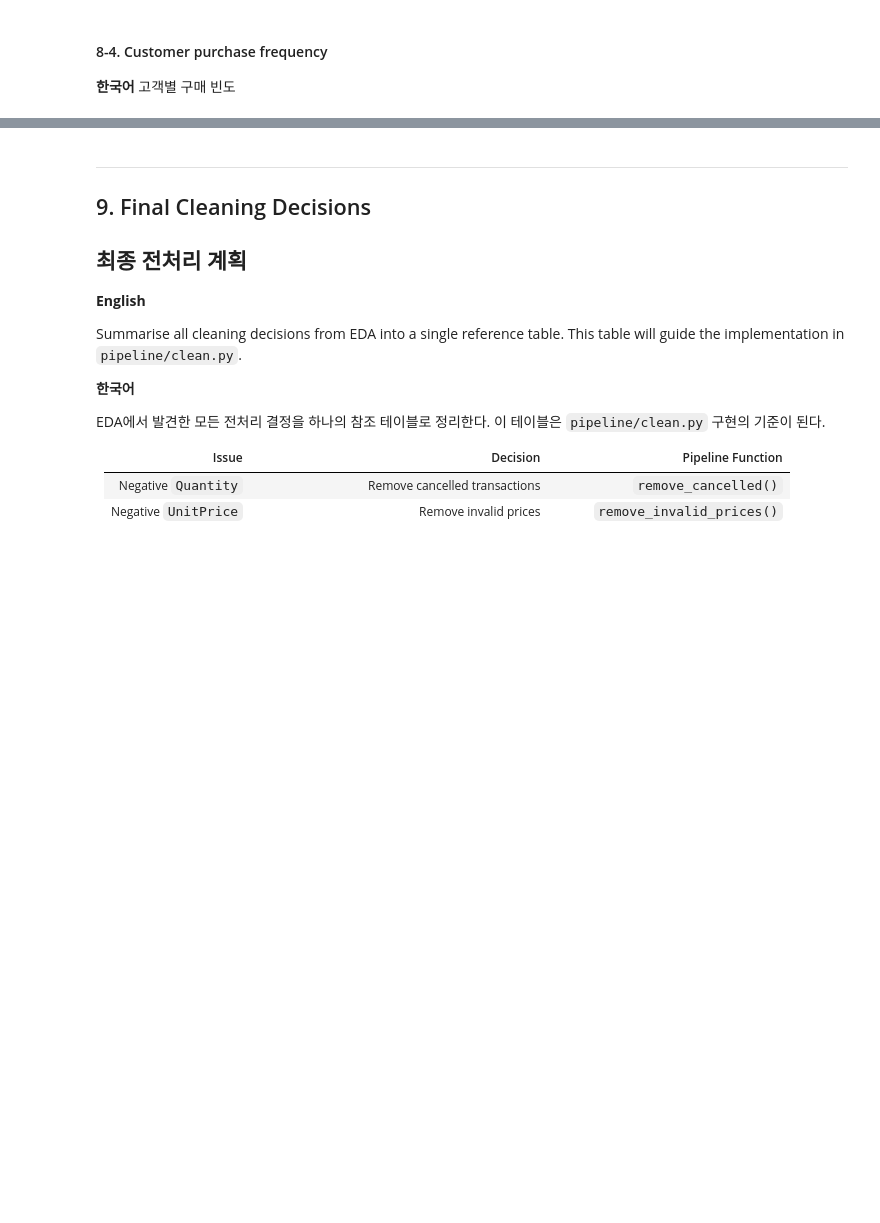
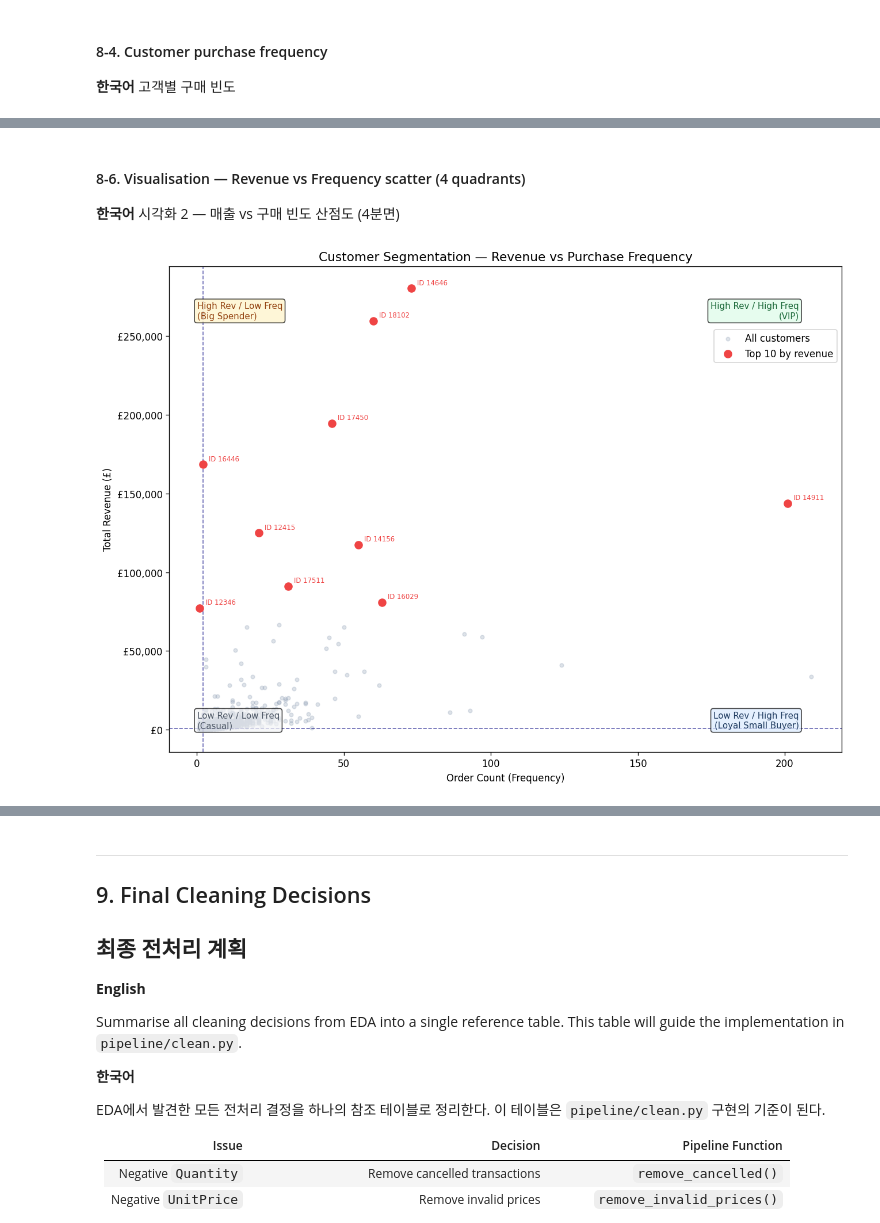
Before and after one commit to BookiChoi/BA-Portfolio, a Jupyter notebook: Projects/Cornerstone_Data_Pipeline/notebooks/business_eda.ipynb, the cells around one changed output, grey strips where cells are left out. Saved outputs shown, nothing was run; the diff lists cells and outputs as text; code cells hidden in the pictures; blank space fills up the shorter version.

```diff
--- a/Projects/Cornerstone_Data_Pipeline/notebooks/business_eda.ipynb
+++ b/Projects/Cornerstone_Data_Pipeline/notebooks/business_eda.ipynb
@@ -1877,0 +2056,52 @@ plt.show()
+# %% [markdown]
+#### 8-6. Visualisation — Revenue vs Frequency scatter (4 quadrants)
+**한국어** 시각화 2 — 매출 vs 구매 빈도 산점도 (4분면)
+# %%
+# ==========================================================
+# 8-6. Revenue vs Frequency — 4-quadrant scatter
+# 매출 vs 구매 빈도 산점도 (4분면 매트릭스)
+# ==========================================================
+
+x_med = cust_profile["OrderCount"].median()
+y_med = cust_profile["TotalRevenue"].median()
+
+fig, ax = plt.subplots(figsize=(11, 8))
+
+# All customers
+ax.scatter(cust_profile["OrderCount"], cust_profile["TotalRevenue"],
+           alpha=0.3, s=15, color="#94a3b8", label="All customers")
+
+# Top 10 VIP customers (high revenue)
+top10 = cust_profile.head(10)
+ax.scatter(top10["OrderCount"], top10["TotalRevenue"],
+           color="#ef4444", s=60, zorder=5, label="Top 10 by revenue")
+for _, row in top10.iterrows():
+    ax.annotate(
+        f"ID {int(row['CustomerID'])}",
+        xy=(row["OrderCount"], row["TotalRevenue"]),
+        xytext=(6, 4), textcoords="offset points",
+        fontsize=7, color="#ef4444"
+    )
+
+# Quadrant lines
+ax.axvline(x_med, color="navy",   linestyle="--", linewidth=1, alpha=0.6)
+ax.axhline(y_med, color="navy",   linestyle="--", linewidth=1, alpha=0.6)
+
+# Quadrant labels
+rev_max  = cust_profile["TotalRevenue"].max()
+freq_max = cust_profile["OrderCount"].max()
+ax.text(freq_max * 0.98, rev_max * 0.97,  "High Rev / High Freq\n(VIP)",              ha="right", va="top",    fontsize=9, color="#166534", bbox=dict(boxstyle="round,pad=0.3", fc="#dcfce7", alpha=0.7))
+ax.text(x_med   * 0.02, rev_max * 0.97,  "High Rev / Low Freq\n(Big Spender)",        ha="left",  va="top",    fontsize=9, color="#92400e", bbox=dict(boxstyle="round,pad=0.3", fc="#fef3c7", alpha=0.7))
+ax.text(freq_max * 0.98, y_med   * 0.05, "Low Rev / High Freq\n(Loyal Small Buyer)",  ha="right", va="bottom", fontsize=9, color="#1e3a5f", bbox=dict(boxstyle="round,pad=0.3", fc="#dbeafe", alpha=0.7))
+ax.text(x_med   * 0.02, y_med   * 0.05, "Low Rev / Low Freq\n(Casual)",              ha="left",  va="bottom", fontsize=9, color="#4b5563", bbox=dict(boxstyle="round,pad=0.3", fc="#f3f4f6", alpha=0.7))
+
+ax.set_title("Customer Segmentation — Revenue vs Purchase Frequency", fontsize=13)
+ax.set_xlabel("Order Count (Frequency)")
+ax.set_ylabel("Total Revenue (£)")
+ax.yaxis.set_major_formatter(plt.FuncFormatter(lambda x, _: f"£{x:,.0f}"))
+ax.legend(loc="upper right", bbox_to_anchor=(1.0, 0.88))
+
+plt.tight_layout()
+plt.show()
+# %% [output]
+[figure, added]
```
Also changed, not shown: parts of 17 cells of this notebook, 1 other file.
